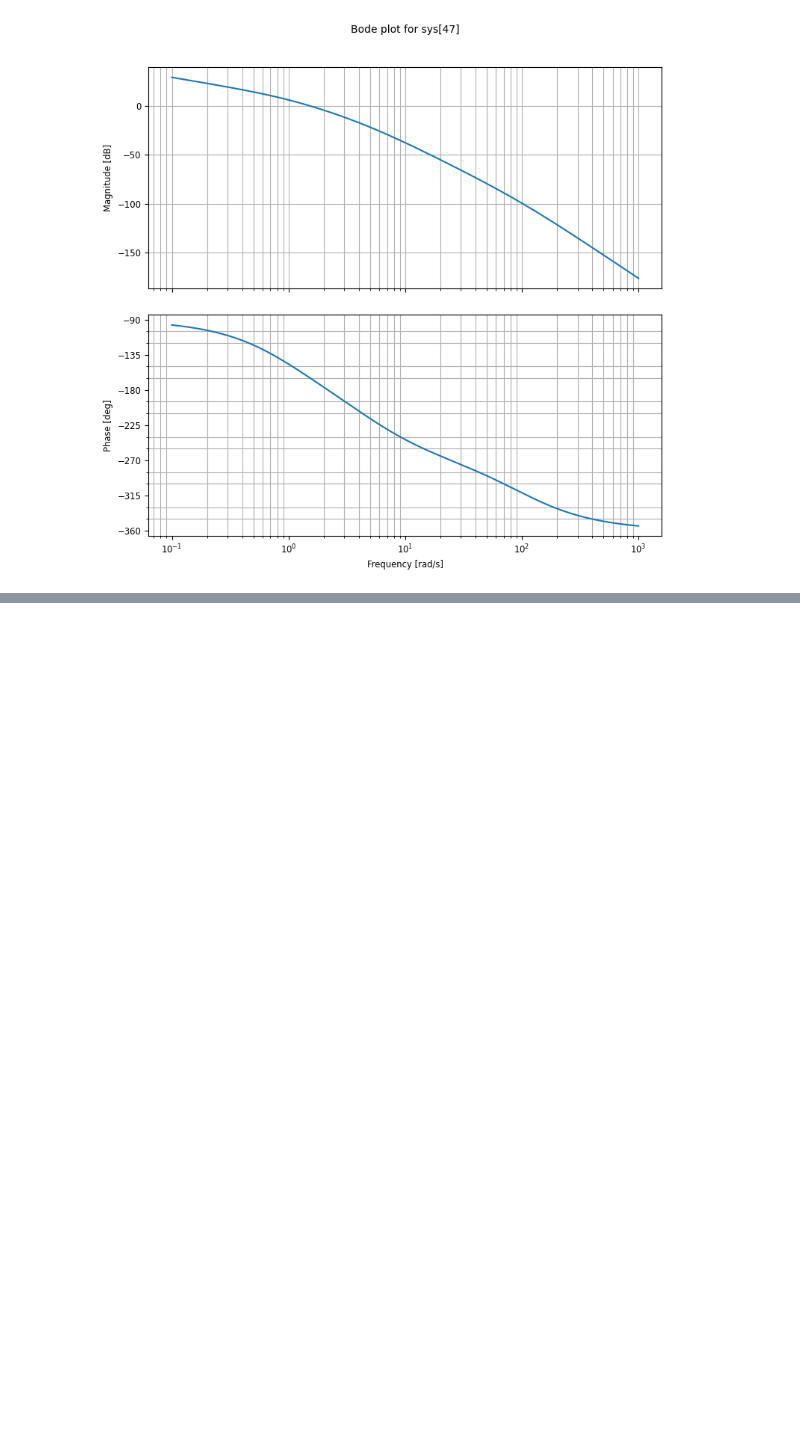
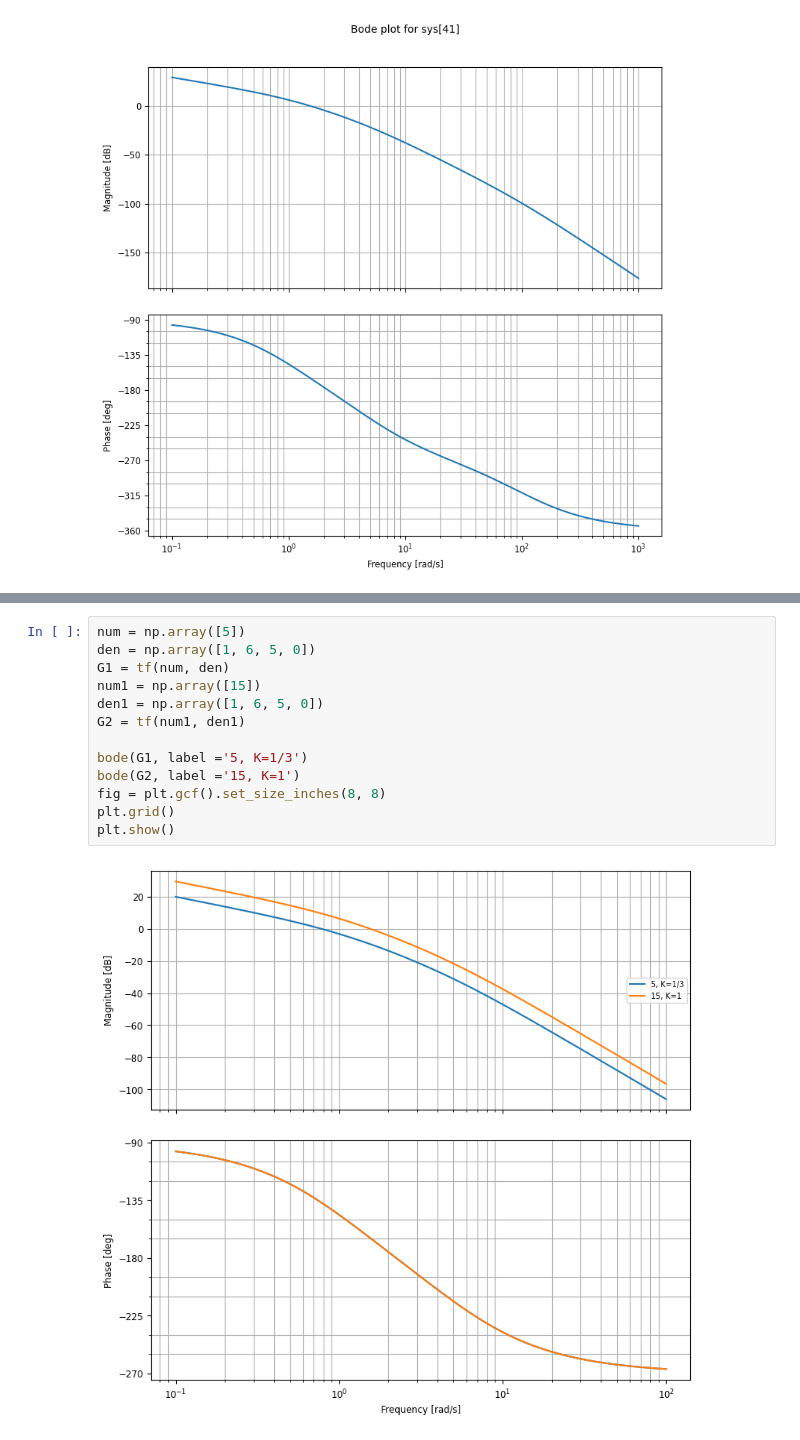
Before and after one commit to Donghoon-Y/inha, a Jupyter notebook: ase3093/bode_plots.ipynb, the cells around one changed output, grey strips where cells are left out. Saved outputs shown, nothing was run; the diff lists cells and outputs as text; blank space fills up the shorter version.

```diff
--- a/ase3093/bode_plots.ipynb
+++ b/ase3093/bode_plots.ipynb
@@ -236,0 +256,15 @@ plt.show()
+# %%
+num = np.array([5])
+den = np.array([1, 6, 5, 0])
+G1 = tf(num, den)
+num1 = np.array([15])
+den1 = np.array([1, 6, 5, 0])
+G2 = tf(num1, den1)
+
+bode(G1, label ='5, K=1/3')
+bode(G2, label ='15, K=1')
+fig = plt.gcf().set_size_inches(8, 8)
+plt.grid()
+plt.show()
+# %% [output]
+[figure, added]
```
Also changed, not shown: parts of 3 cells of this notebook, 4 other files.
